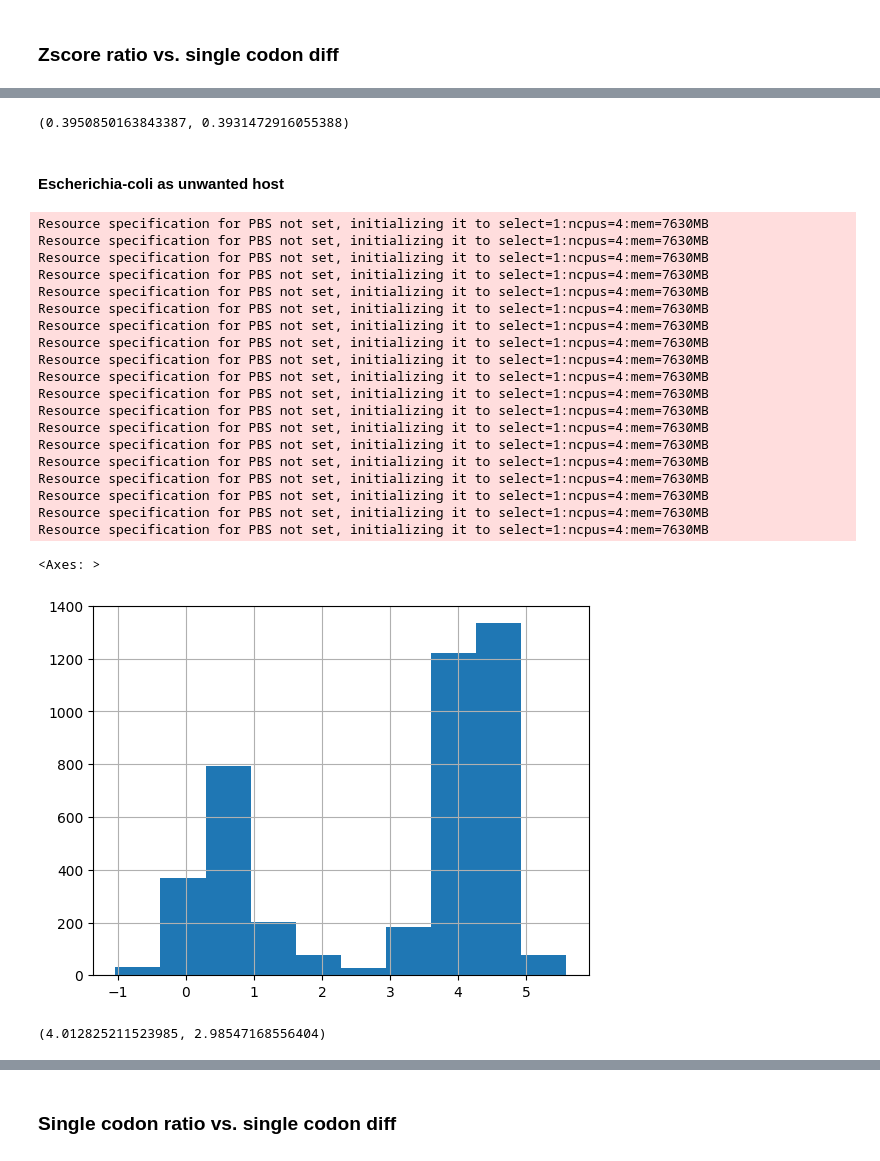
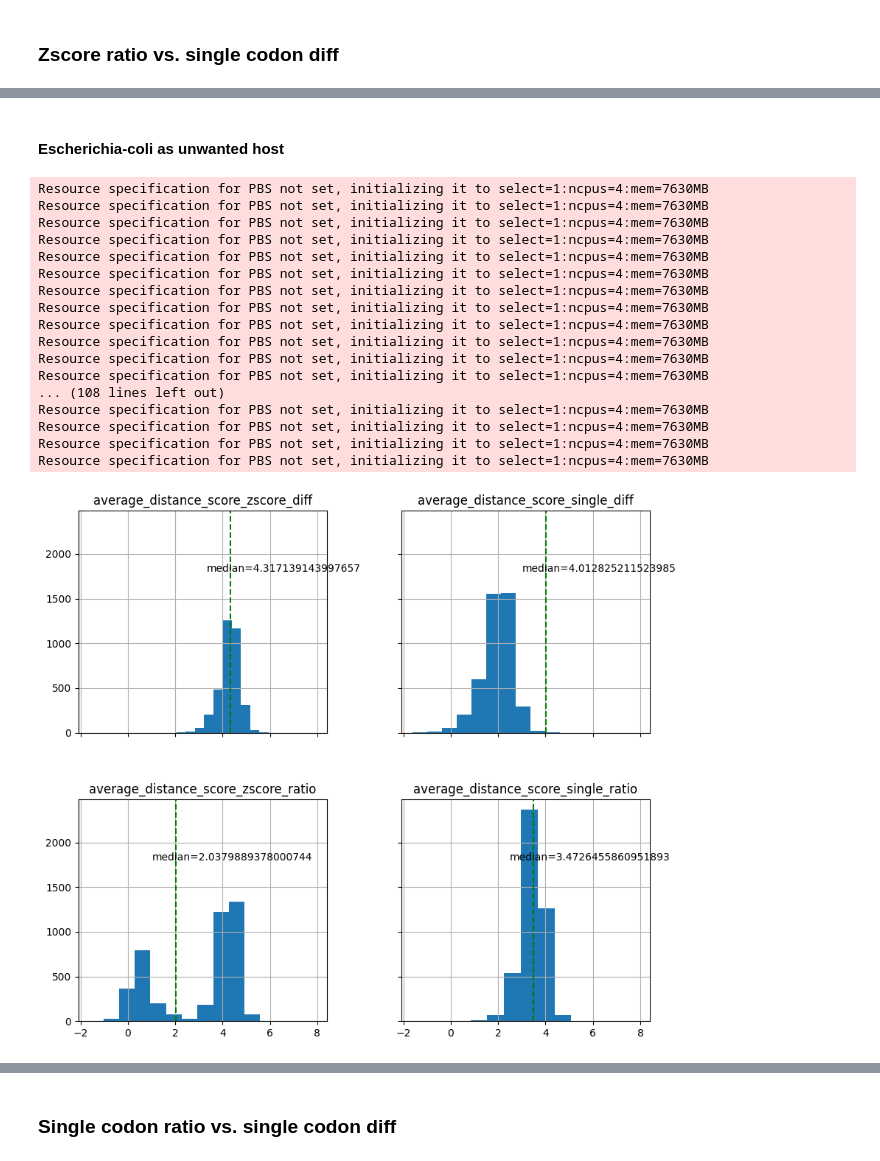
Before and after one commit to morikab/Igem_TAU_2021, a Jupyter notebook: analysis_graphs.ipynb, the cells around one changed output, grey strips where cells are left out. Cells and saved outputs as stored; diff of their text form; code cells hidden in the pictures.

```diff
--- a/analysis_graphs.ipynb
+++ b/analysis_graphs.ipynb
@@ -143,7 +139,7 @@ def get_scores_df_for_organism_by_configuration(configuration, organism):
     merged_df = dd.merge(merged_zscore_df, merged_single_df, on='gene_name', how='inner')
     return merged_df
 # %%
-def add_median_to_histogram(score_name, histogram, row, col, upper_limit):
-    median_value = result[score_name].median()
+def add_median_to_histogram(value, histogram, row, col, upper_limit):
+    median_value = value.median()
     histogram[row][col].axvline(median_value, color="green", linestyle="dashed", label="median")
     histogram[row][col].text(median_value-1, upper_limit, f"median={median_value}")
@@ -243,13 +237,10 @@ difference.hist()
-# %%
-difference.median(), difference.mean()
-# %% [output]
-(0.3950850163843387, 0.3931472916055388)
 # %% [markdown]
 #### Escherichia-coli as unwanted host
 # %%
 configuration = "e_coli_optimized_False_bacillus_optimized_True"
-
-zscore_ratio_scores, zscore_diff_scores, single_codon_ratio_scores, single_codon_diff_scores = get_scores_for_organism_by_configuration(configuration, organism, "average_distance_score")
+result = get_scores_df_for_organism_by_configuration(configuration, organism)
+result = result.compute()
+# zscore_ratio_scores, zscore_diff_scores, single_codon_ratio_scores, single_codon_diff_scores = get_scores_for_organism_by_configuration(configuration, organism, "average_distance_score")
 # %% [output]
 Resource specification for PBS not set, initializing it to select=1:ncpus=4:mem=7630MB
 Resource specification for PBS not set, initializing it to select=1:ncpus=4:mem=7630MB
@@ -263,19 +254,17 @@ Resource specification for PBS not set, initializing it to select=1:ncpus=4:mem=
 Resource specification for PBS not set, initializing it to select=1:ncpus=4:mem=7630MB
 Resource specification for PBS not set, initializing it to select=1:ncpus=4:mem=7630MB
 Resource specification for PBS not set, initializing it to select=1:ncpus=4:mem=7630MB
+... (108 lines left out)
 Resource specification for PBS not set, initializing it to select=1:ncpus=4:mem=7630MB
 Resource specification for PBS not set, initializing it to select=1:ncpus=4:mem=7630MB
 Resource specification for PBS not set, initializing it to select=1:ncpus=4:mem=7630MB
 Resource specification for PBS not set, initializing it to select=1:ncpus=4:mem=7630MB
-Resource specification for PBS not set, initializing it to select=1:ncpus=4:mem=7630MB
-Resource specification for PBS not set, initializing it to select=1:ncpus=4:mem=7630MB
-Resource specification for PBS not set, initializing it to select=1:ncpus=4:mem=7630MB
 # %%
-zscore_ratio_scores.hist()
+histogram = result[["average_distance_score_zscore_diff",  "average_distance_score_single_diff", "average_distance_score_zscore_ratio", "average_distance_score_single_ratio"]].hist(sharex=True, sharey=True,figsize=(10, 9))
+
+add_median_to_histogram(result["average_distance_score_zscore_diff"], histogram, 0, 0, 1800)
+add_median_to_histogram(result["average_distance_score_single_diff"], histogram, 1, 0, 1800)
+add_median_to_histogram(result["average_distance_score_zscore_ratio"], histogram, 0, 1, 1800)
+add_median_to_histogram(result["average_distance_score_single_ratio"], histogram, 1, 1, 1800)
 # %% [output]
-<Axes: >
-[figure, old version]
+[figure, new version]
-# %%
-zscore_ratio_scores.median(), zscore_ratio_scores.mean()
-# %% [output]
-(4.012825211523985, 2.98547168556404)
```
Also changed, not shown: parts of 71 cells of this notebook, 2 other files.
